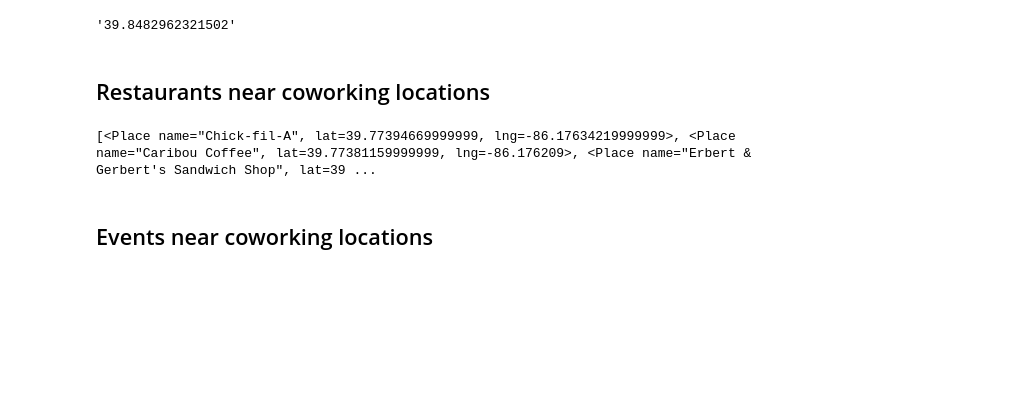
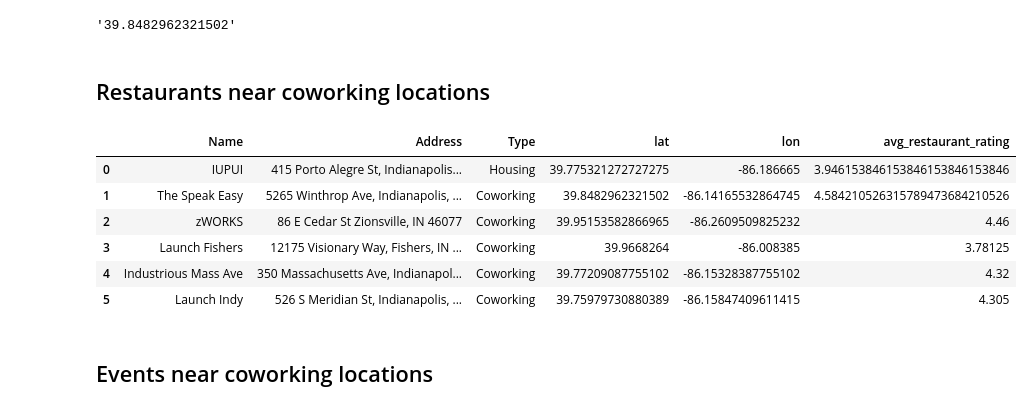
Before and after one commit to Laxmisankritya/Xtern, a Jupyter notebook: Xtrern-DS-challenge.ipynb, the cells around one changed output. Saved outputs shown, nothing was run; the diff lists cells and outputs as text; code cells hidden in the pictures; blank space fills up the shorter version.

```diff
--- a/Xtrern-DS-challenge.ipynb
+++ b/Xtrern-DS-challenge.ipynb
@@ -88,40 +88,40 @@ df_housing_locations['lat'][1]
 # %%
 from googleplaces import GooglePlaces, types, lang
 
 API_KEY = 'AIzaSyBQRrWJ1j2PDYMVbyvT8Jm0rj4mHe2JJwc'
 
 google_places = GooglePlaces(API_KEY)
 
 df_housing_locations['avg_restaurant_rating'] = ''
 for i, row in df_housing_locations.iterrows():
     google_places = GooglePlaces(API_KEY)
 
     query_result = google_places.nearby_search(
     #     location='Indianapolis',
         lat_lng={'lat': row['lat'], 'lng': row['lon']},
         radius=1000, types=[types.TYPE_RESTAURANT])
-    print(query_result.places)
-    break
 
-#     if query_result.has_attributions:
-#         print(query_result.html_attributions)
 
-#     restaurant_rating = []
-#     for place in query_result.places:
-#         print(place.lat)
-#         place.get_details()
-    for place in query_result.json():
-        print(place['geometry']['location']['lat'])
-#         print(place.name)
-#         if place.rating != '':
-#             restaurant_rating.append(place.rating)
-#     #         print(place.rating)
-# #     print("RATING LIST: ", restaurant_rating)
-#     avg_restaurant_rating = sum(restaurant_rating) / len(restaurant_rating)
-#     row['avg_restaurant_rating'] = avg_restaurant_rating
-# df_housing_locations
+    if query_result.has_attributions:
+        print(query_result.html_attributions)
+
+    restaurant_rating = []
+    for place in query_result.places:
+        place.get_details()
+        if place.rating != '':
+            restaurant_rating.append(place.rating)
+#     print("RATING LIST: ", restaurant_rating)
+    avg_restaurant_rating = sum(restaurant_rating) / len(restaurant_rating)
+    row['avg_restaurant_rating'] = avg_restaurant_rating
+df_housing_locations
 # %% [output]
-[<Place name="Chick-fil-A", lat=39.77394669999999, lng=-86.17634219999999>, <Place name="Caribou Coffee", lat=39.77381159999999, lng=-86.176209>, <Place name="Erbert & Gerbert's Sandwich Shop", lat=39 ...
+|  | Name | Address | Type | lat | lon | avg_restaurant_rating |
+| 0 | IUPUI | 415 Porto Alegre St, Indianapolis... | Housing | 39.775321272727275 | -86.186665 | 3.946153846153846153846153846 |
+| 1 | The Speak Easy | 5265 Winthrop Ave, Indianapolis, ... | Coworking | 39.8482962321502 | -86.14165532864745 | 4.584210526315789473684210526 |
+| 2 | zWORKS | 86 E Cedar St Zionsville, IN 46077 | Coworking | 39.95153582866965 | -86.2609509825232 | 4.46 |
+| 3 | Launch Fishers | 12175 Visionary Way, Fishers, IN ... | Coworking | 39.9668264 | -86.008385 | 3.78125 |
+| 4 | Industrious Mass Ave | 350 Massachusetts Ave, Indianapol... | Coworking | 39.77209087755102 | -86.15328387755102 | 4.32 |
+| 5 | Launch Indy | 526 S Meridian St, Indianapolis, ... | Coworking | 39.75979730880389 | -86.15847409611415 | 4.305 |
 # %%
 # from googleplaces import GooglePlaces, types, lang
 
```
Also changed, not shown: parts of 3 cells of this notebook.
